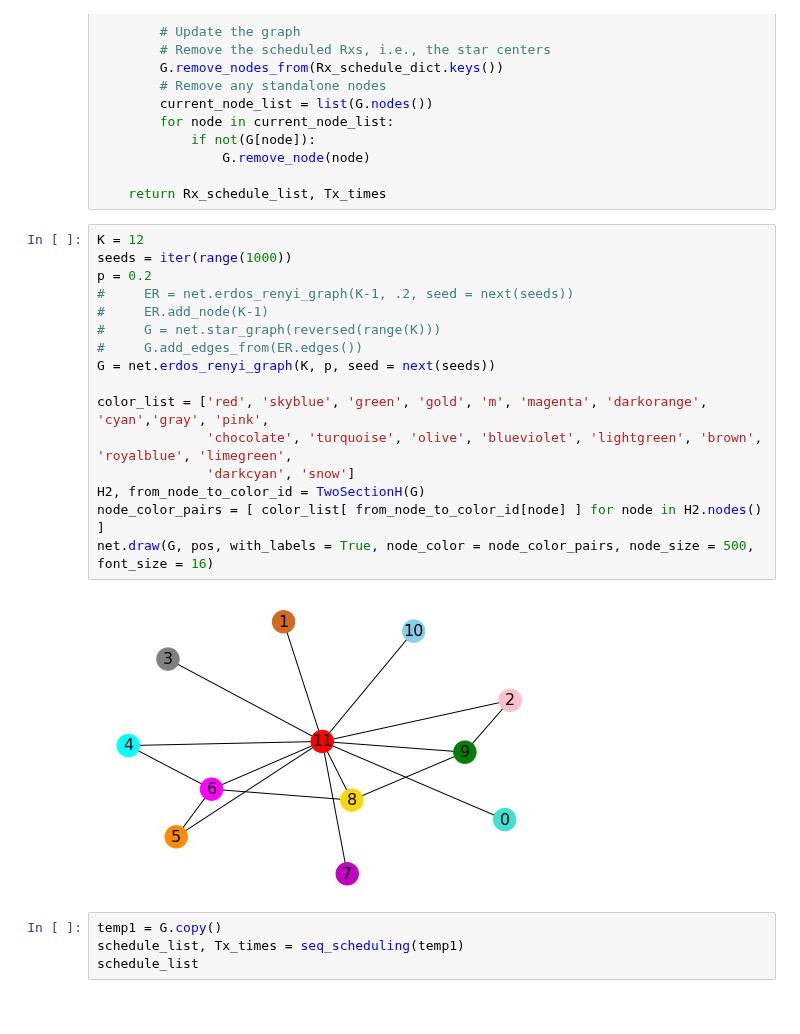
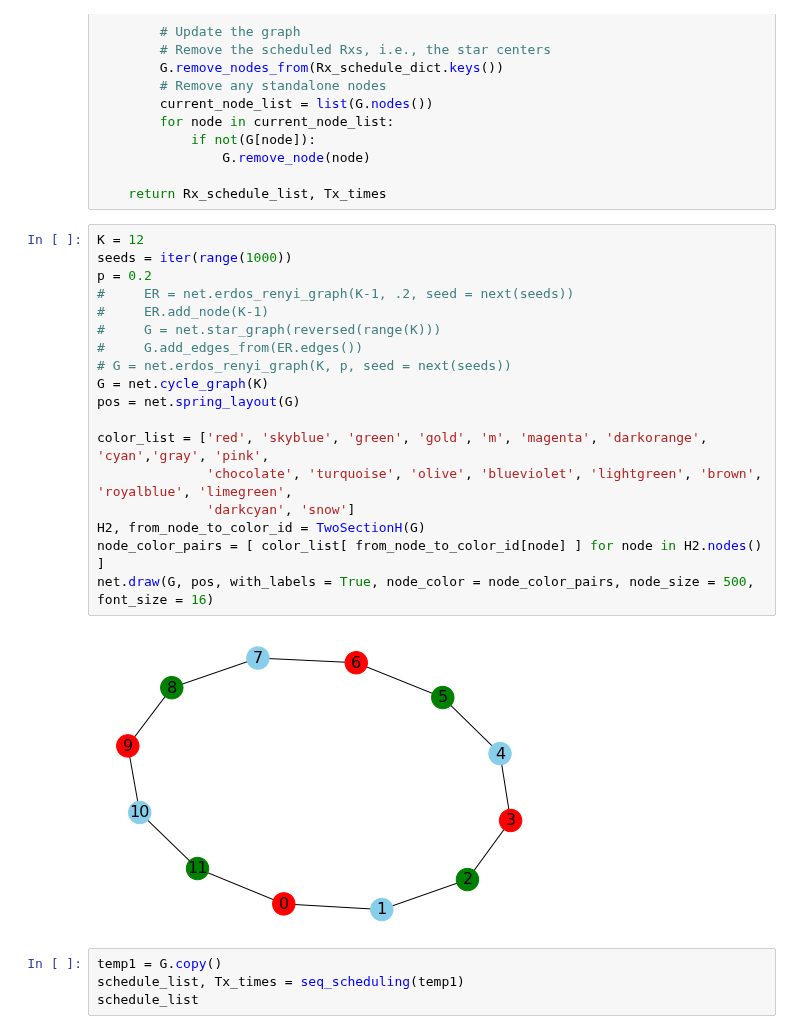
Before and after one commit to Fuzzy-Face/JSAC_FL, a Jupyter notebook: temp.ipynb, the cells around one changed output. Drawn from its saved outputs; the diff is of its cells as text.

```diff
--- a/temp.ipynb
+++ b/temp.ipynb
@@ -333,21 +333,23 @@ def seq_scheduling(G):
 # %%
 K = 12
 seeds = iter(range(1000))
 p = 0.2
 #     ER = net.erdos_renyi_graph(K-1, .2, seed = next(seeds))
 #     ER.add_node(K-1)
 #     G = net.star_graph(reversed(range(K)))
 #     G.add_edges_from(ER.edges())
-G = net.erdos_renyi_graph(K, p, seed = next(seeds))
+# G = net.erdos_renyi_graph(K, p, seed = next(seeds))
+G = net.cycle_graph(K)
+pos = net.spring_layout(G)
 
 color_list = ['red', 'skyblue', 'green', 'gold', 'm', 'magenta', 'darkorange', 'cyan','gray', 'pink',
               'chocolate', 'turquoise', 'olive', 'blueviolet', 'lightgreen', 'brown', 'royalblue', 'limegreen',
               'darkcyan', 'snow']
 H2, from_node_to_color_id = TwoSectionH(G)
 node_color_pairs = [ color_list[ from_node_to_color_id[node] ] for node in H2.nodes() ]
 net.draw(G, pos, with_labels = True, node_color = node_color_pairs, node_size = 500, font_size = 16)
 # %% [output]
-[figure, old version]
+[figure, new version]
 # %%
 temp1 = G.copy()
 schedule_list, Tx_times = seq_scheduling(temp1)
```
Also changed, not shown: parts of 15 cells of this notebook, 1 other file.
